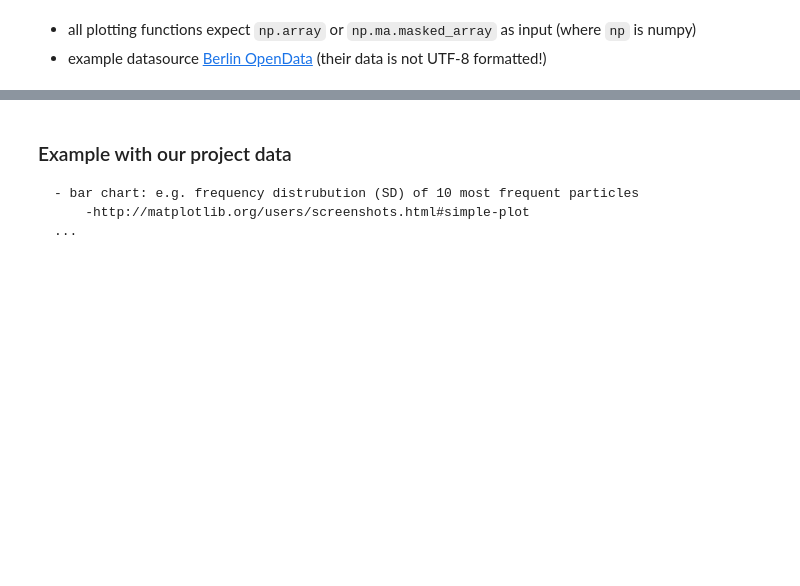
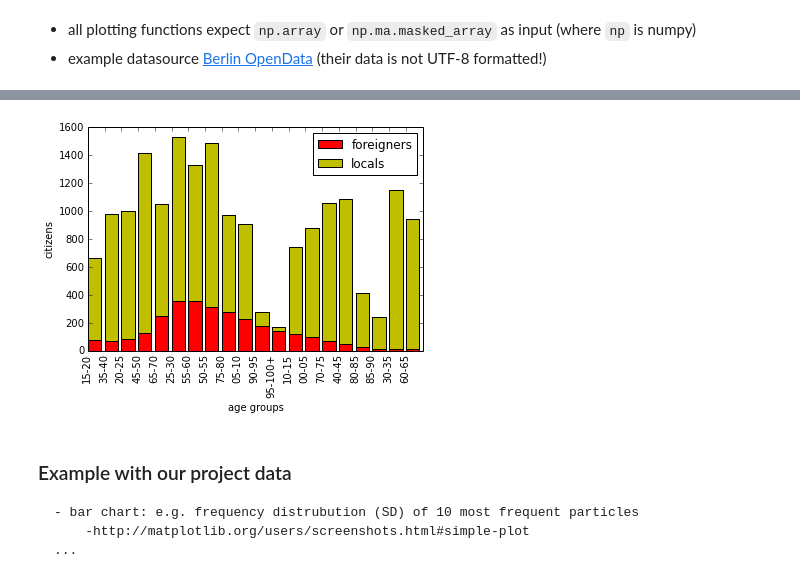
Before and after one commit to KLINGTdotNET/matplotlib-presentation, a Jupyter notebook: matplotlib-presentation.ipynb, the cells around one changed output, grey strips where cells are left out. Saved outputs shown, nothing was run; the diff lists cells and outputs as text; code cells hidden in the pictures; blank space fills up the shorter version.

```diff
--- a/matplotlib-presentation.ipynb
+++ b/matplotlib-presentation.ipynb
@@ -226,3 +192,62 @@ NameError: name 'agerange' is not defined
+# %%
+# distribution of age and population for Berlin districts divided by foreigners and locals
+import csv
+from statistics import mean
+
+def clean(age, count):
+    if 'und' in age:
+        agerange = '95-100+'
+    else:
+        ages = age.split('_')
+        agerange = '{}-{}'.format(ages[0], ages[1])
+    return agerange, int(count.split(',')[0])
+
+data = {'total': {'foreigner': {}, 'local': {}}}
+with open('data/EWR_Ortsteile_2012-12-31.csv') as f:
+    # automatically uses csv header to generate keys
+    csvdata = csv.DictReader(f, delimiter=';')
+    for dict_row in csvdata:
+        district = dict_row['Bez-Name']
+        # maybe I should use defaultdicts ...
+        if not district in data:
+            data[district] = {}
+        citizenship = dict_row['Staatsangeh']
+        age, cnt = clean(dict_row['Altersgr'], dict_row['Häufigkeit'])
+        if citizenship == 'A':
+            if not age in data['total']['foreigner']:
+                data['total']['foreigner'][age] = []
+            data['total']['foreigner'][age].append(cnt)
+            if not 'foreigner' in data[district]:
+                data[district]['foreigner'] = {}
+            data[district]['foreigner'][age] = cnt
+        elif citizenship == 'D':
+            if not age in data['total']['local']:
+                data['total']['local'][age] = []
+            data['total']['local'][age].append(cnt)
+            if not 'local' in data[district]:
+                data[district]['local'] = {}
+            data[district]['local'][age] = cnt
+
+# calculate the average age of each district for foreigner and locals
+foreigners = {'age':[], 'means': []}
+for age in sorted(data['total']['foreigner']):
+    foreigners['age'].append(age)
+    foreigners['means'].append(mean(data['total']['foreigner'][age]))
+locals = {'age':[], 'means': []}
+for age in data['total']['local']:
+    locals['age'].append(age)
+    locals['means'].append(mean(data['total']['local'][age]))
+
+indices = np.arange(len(foreigners['means']))
+fplt = plt.bar(indices, foreigners['means'], color='r')
+lplt = plt.bar(indices, locals['means'], color='y', bottom=foreigners['means'])
+plt.xticks(indices, locals['age'], rotation='vertical')
+plt.xlabel('age groups')
+plt.ylabel('citizens')
+plt.legend((fplt, lplt), ('foreigners', 'locals'))
+plt.show()
+# %% [output]
+[figure, added]
 # %% [markdown]
 ### Example with our project data
     - bar chart: e.g. frequency distrubution (SD) of 10 most frequent particles
```
Also changed, not shown: parts of 1 cell of this notebook.
